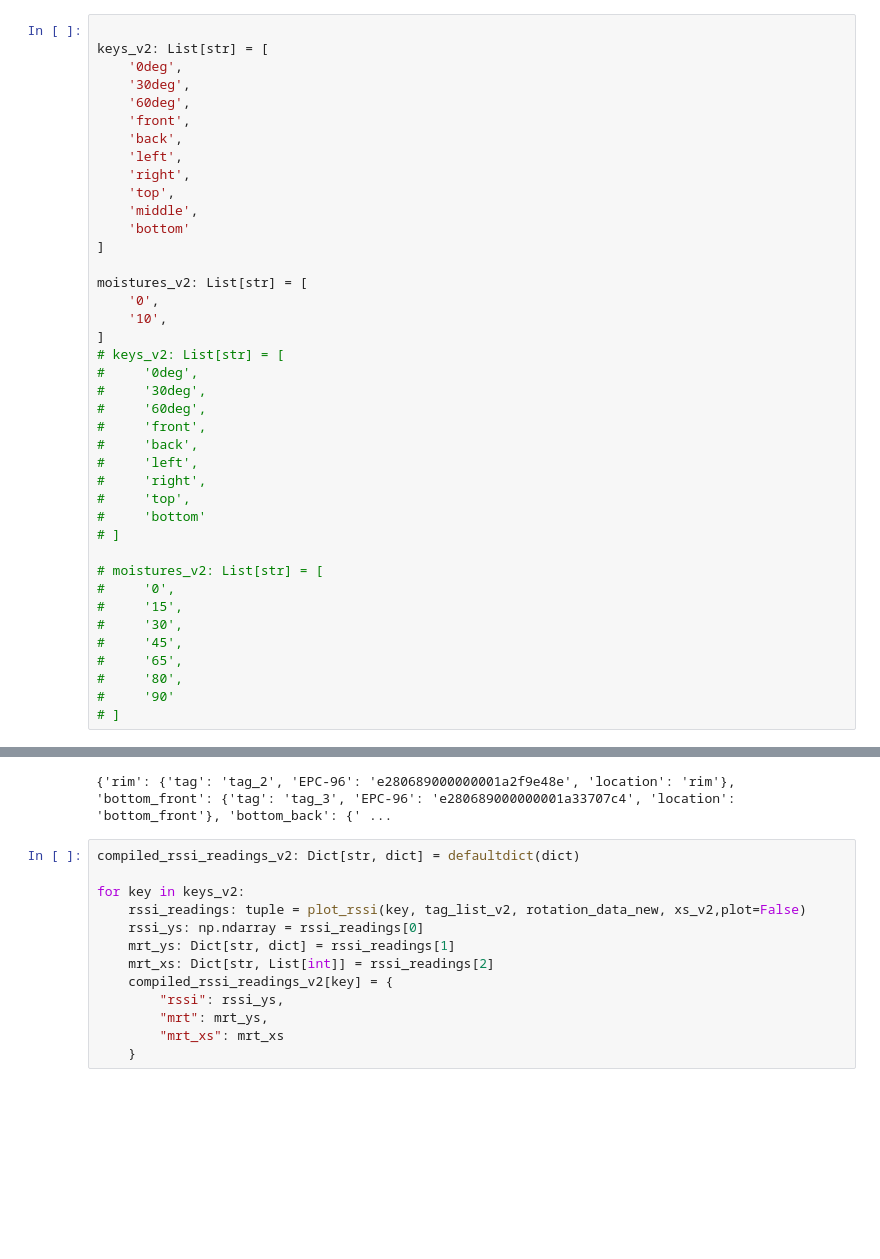
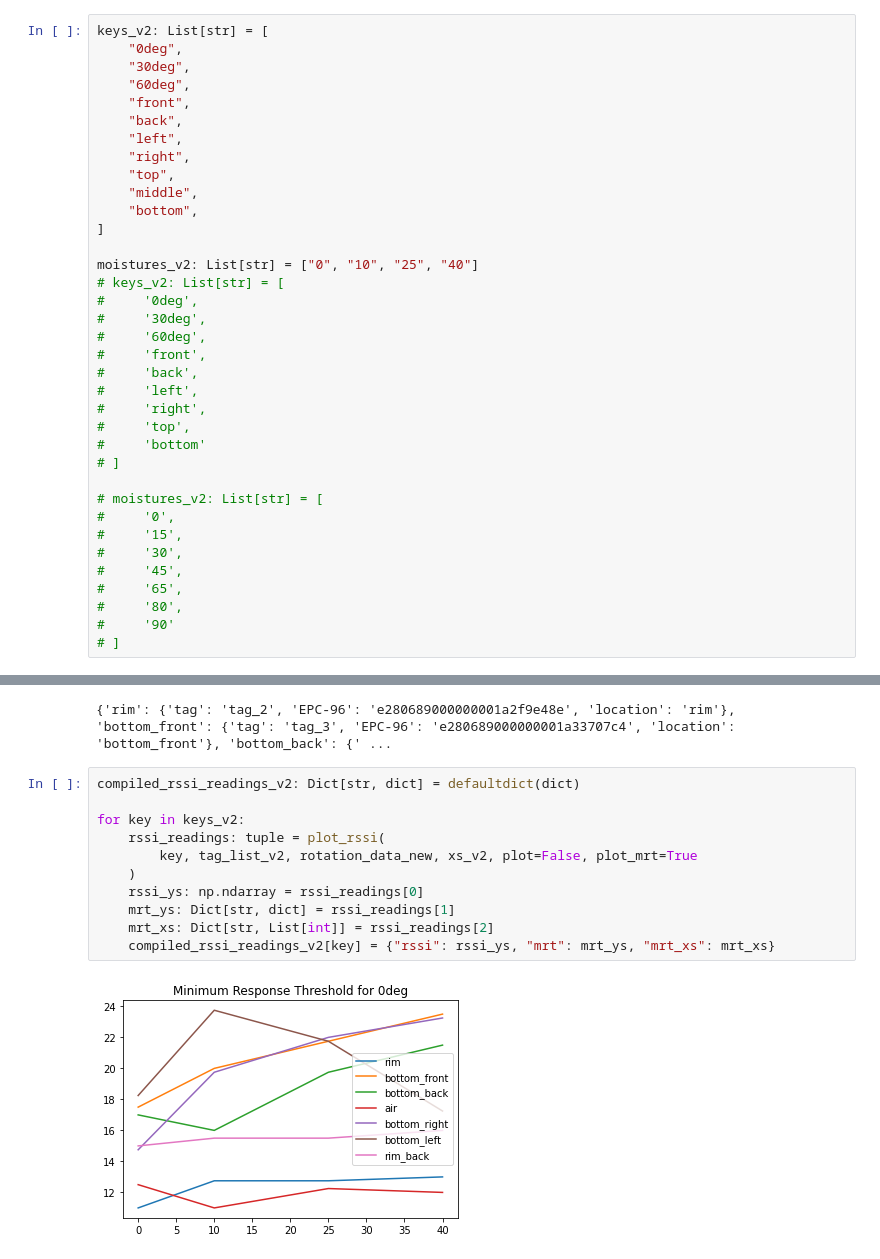
Before and after one commit to Rashmil-1999/smart_garden_rpi, a Jupyter notebook: src/viz.ipynb, the cells around one changed output, grey strips where cells are left out. Cells and saved outputs as stored; diff of their text form; blank space fills up the shorter version.

```diff
--- a/src/viz.ipynb
+++ b/src/viz.ipynb
@@ -404,24 +494,20 @@ plot_boxplot("bottom_boxes", tag, compare=False)
 [figure]
 [figure]
 # %%
-
 keys_v2: List[str] = [
-    '0deg',
-    '30deg',
-    '60deg',
-    'front',
-    'back',
-    'left',
-    'right',
-    'top',
-    'middle',
-    'bottom'
+    "0deg",
+    "30deg",
+    "60deg",
+    "front",
+    "back",
+    "left",
+    "right",
+    "top",
+    "middle",
+    "bottom",
 ]
 
-moistures_v2: List[str] = [
-    '0',
-    '10',
-]
+moistures_v2: List[str] = ["0", "10", "25", "40"]
 # keys_v2: List[str] = [
 #     '0deg',
 #     '30deg',
@@ -527,13 +608,13 @@ print(tag_info_v2)
 # %%
 compiled_rssi_readings_v2: Dict[str, dict] = defaultdict(dict)
 
 for key in keys_v2:
-    rssi_readings: tuple = plot_rssi(key, tag_list_v2, rotation_data_new, xs_v2,plot=False)
+    rssi_readings: tuple = plot_rssi(
+        key, tag_list_v2, rotation_data_new, xs_v2, plot=False, plot_mrt=True
+    )
     rssi_ys: np.ndarray = rssi_readings[0]
     mrt_ys: Dict[str, dict] = rssi_readings[1]
     mrt_xs: Dict[str, List[int]] = rssi_readings[2]
-    compiled_rssi_readings_v2[key] = {
-        "rssi": rssi_ys,
-        "mrt": mrt_ys,
-        "mrt_xs": mrt_xs
-    }
+    compiled_rssi_readings_v2[key] = {"rssi": rssi_ys, "mrt": mrt_ys, "mrt_xs": mrt_xs}
+# %% [output]
+[figure, added]
```
Also changed, not shown: parts of 21 cells of this notebook, 1 other file.
